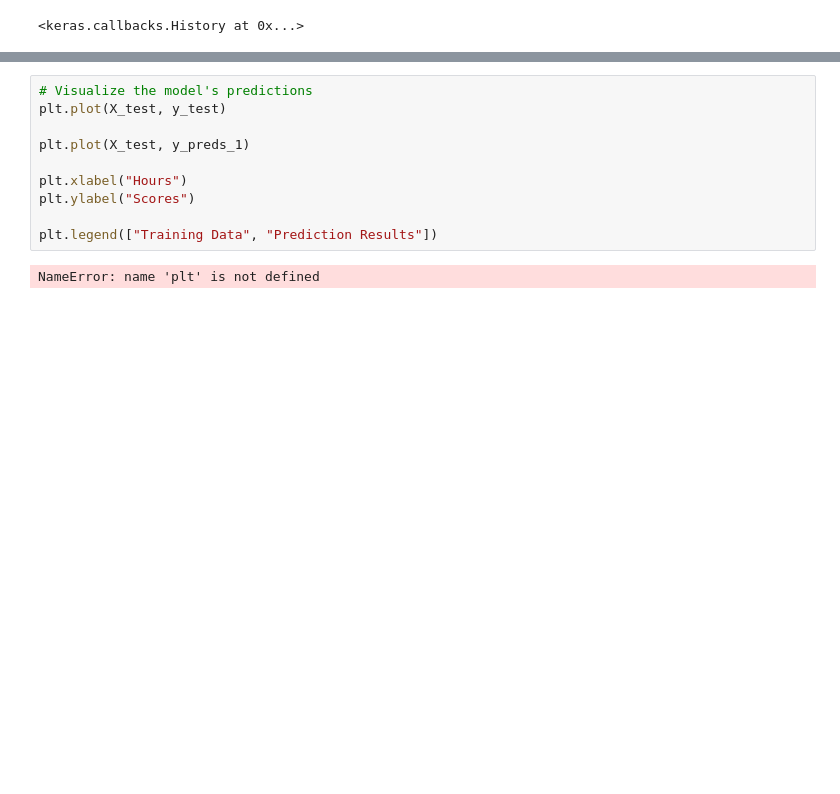
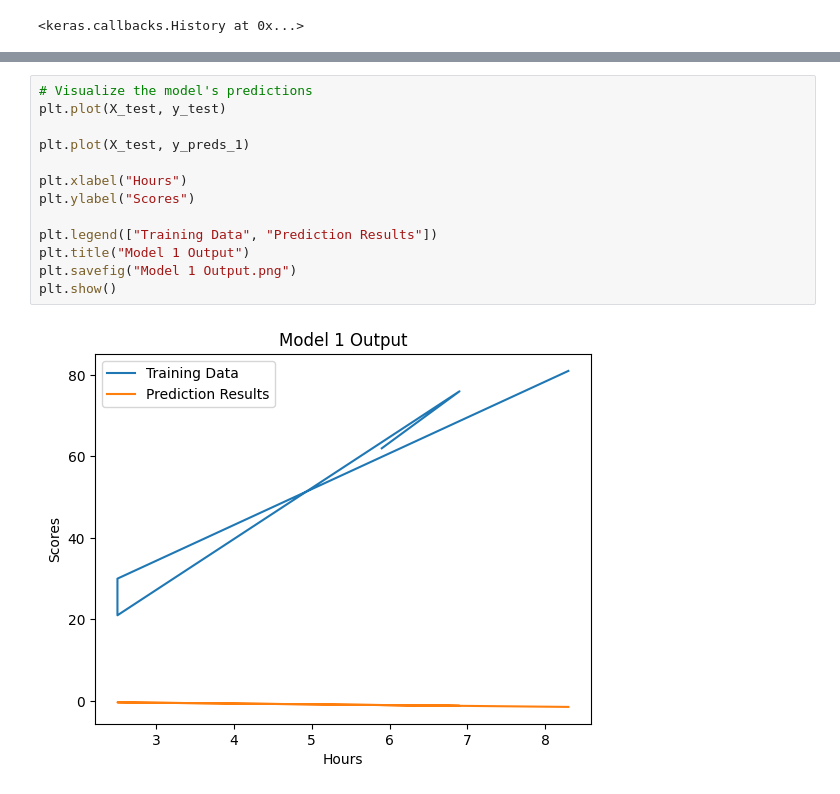
Before and after one commit to humstack/study-hours, a Jupyter notebook: StudyHours.ipynb, the cells around one changed output, grey strips where cells are left out. Saved outputs shown, nothing was run; the diff lists cells and outputs as text; blank space fills up the shorter version.

```diff
--- a/StudyHours.ipynb
+++ b/StudyHours.ipynb
@@ -72,13 +80,16 @@ y_preds_1 = study_mod_1.predict(X_test)
 # %%
 # Visualize the model's predictions
 plt.plot(X_test, y_test)
 
 plt.plot(X_test, y_preds_1)
 
 plt.xlabel("Hours")
 plt.ylabel("Scores")
 
 plt.legend(["Training Data", "Prediction Results"])
+plt.title("Model 1 Output")
+plt.savefig("Model 1 Output.png")
+plt.show()
 # %% [output]
-NameError: name 'plt' is not defined
+[figure, added]
 # %%
```
Also changed, not shown: parts of 33 cells of this notebook.
